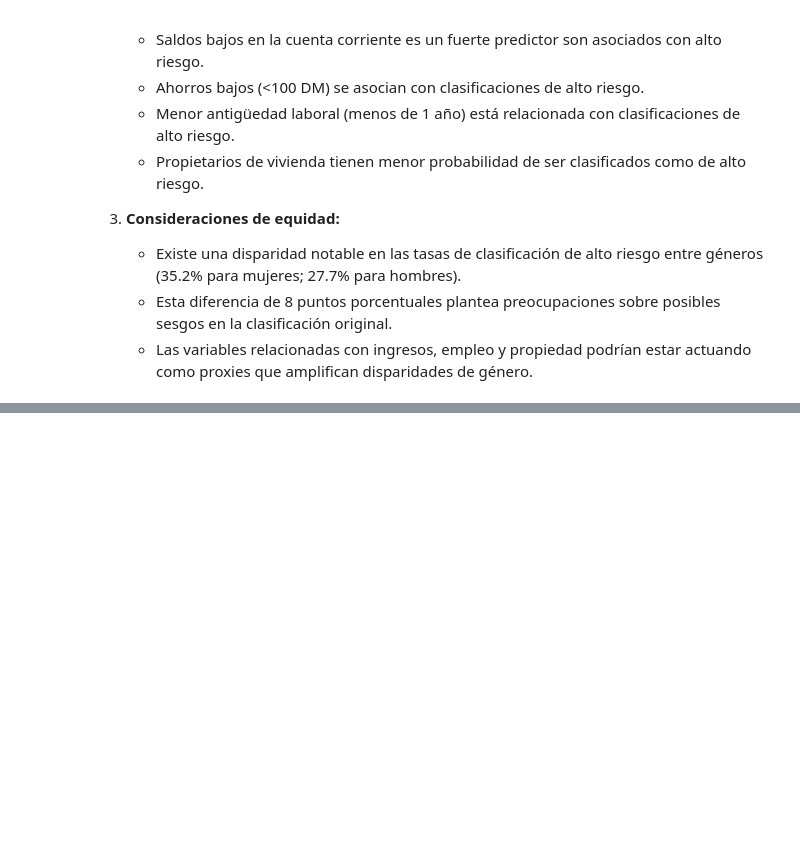
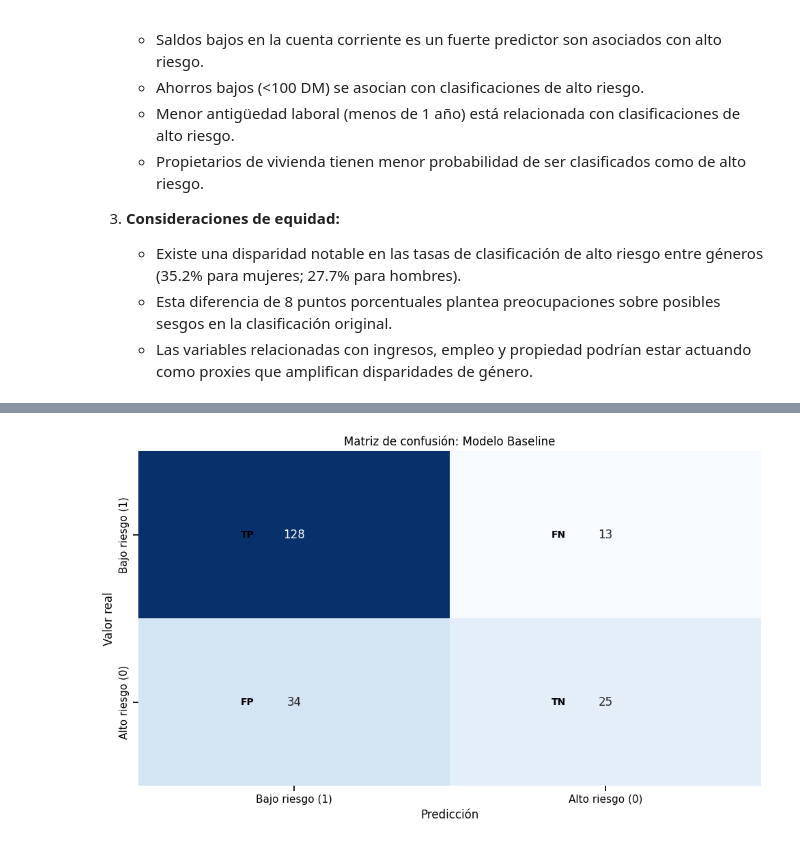
Before and after one commit to Gerardo1909/tpfinal_equidad, a Jupyter notebook: tp_final_fairness_ML/notebooks/main.ipynb, the cells around one changed output, grey strips where cells are left out. Cells and saved outputs as stored; diff of their text form; code cells hidden in the pictures; blank space fills up the shorter version.

```diff
--- a/tp_final_fairness_ML/notebooks/main.ipynb
+++ b/tp_final_fairness_ML/notebooks/main.ipynb
@@ -698,0 +799,13 @@ Esta disparidad es significativa y plantea interrogantes importantes sobre equid
+# %%
+# Selección de variables con correlación significativa
+variables_seleccionadas = correlaciones[abs(correlaciones) > 0.1].index.tolist()
+variables_seleccionadas.append("sex_male")
+variables_seleccionadas.remove("target")
+
+# Df para mostrar las variables seleccionadas junto con su correlacion
+df_seleccionadas = pd.DataFrame(correlaciones[variables_seleccionadas])
+df_seleccionadas = df_seleccionadas.reset_index()
+df_seleccionadas.columns = ["variable", "correlacion"]
+df_seleccionadas = df_seleccionadas.sort_values(by="correlacion", ascending=False)
+print("Variables seleccionadas y su correlación con la variable 'target':")
+df_seleccionadas
@@ -698,0 +883,6 @@ Esta disparidad es significativa y plantea interrogantes importantes sobre equid
+# %%
+# Entrenamos y obtenemos predicciones para test
+baseline_model = LogisticRegression(random_state=42, max_iter=1000, fit_intercept=True)
+baseline_model.fit(X_train_scaled, y_train)
+
+y_pred_test = baseline_model.predict(X_test_scaled)
@@ -698,0 +939,38 @@ Esta disparidad es significativa y plantea interrogantes importantes sobre equid
+# %%
+def graficar_matriz_de_confusion(y_test: np.ndarray, y_pred: np.ndarray, desc: str = None):
+    cm = confusion_matrix(y_test, y_pred, labels=[1, 0])
+    labels = ["Bajo riesgo (1)", "Alto riesgo (0)"]
+
+    plt.figure(figsize=(10, 6))
+    current_ax = sns.heatmap(
+        cm, annot=True, fmt="d", cmap="Blues", xticklabels=labels, yticklabels=labels, cbar=False
+    )
+    # Agrego labels de referencia para mayor claridad
+    for (j, k), val in np.ndenumerate(cm):
+        if j == 0 and k == 0:
+            label = "TP"
+        elif j == 1 and k == 0:
+            label = "FP"
+        elif j == 0 and k == 1:
+            label = "FN"
+        else:
+            label = "TN"
+        current_ax.text(
+            k + 0.35, j + 0.5,
+            label,
+            color="black",
+            ha="center",
+            va="center",
+            fontsize=10,
+            fontweight="bold"
+        )
+    plt.xlabel("Predicción")
+    plt.ylabel("Valor real")
+    desc = f"Matriz de confusión: {desc}" if desc else "Matriz de confusión"
+    plt.title(desc)
+    plt.tight_layout()
+    plt.show()
+
+graficar_matriz_de_confusion(y_test, y_pred_test, desc="Modelo Baseline")
+# %% [output]
+[figure, added]
```
Also changed, not shown: parts of 21 cells of this notebook.
